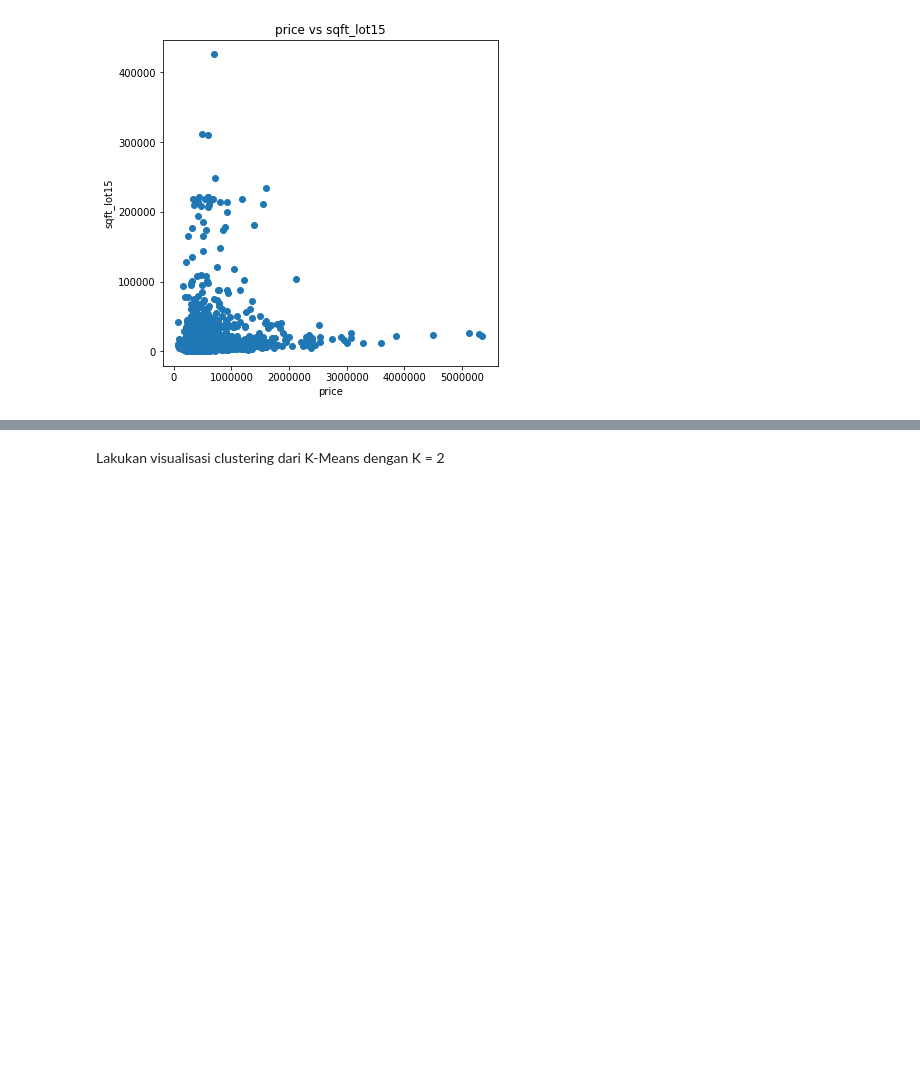
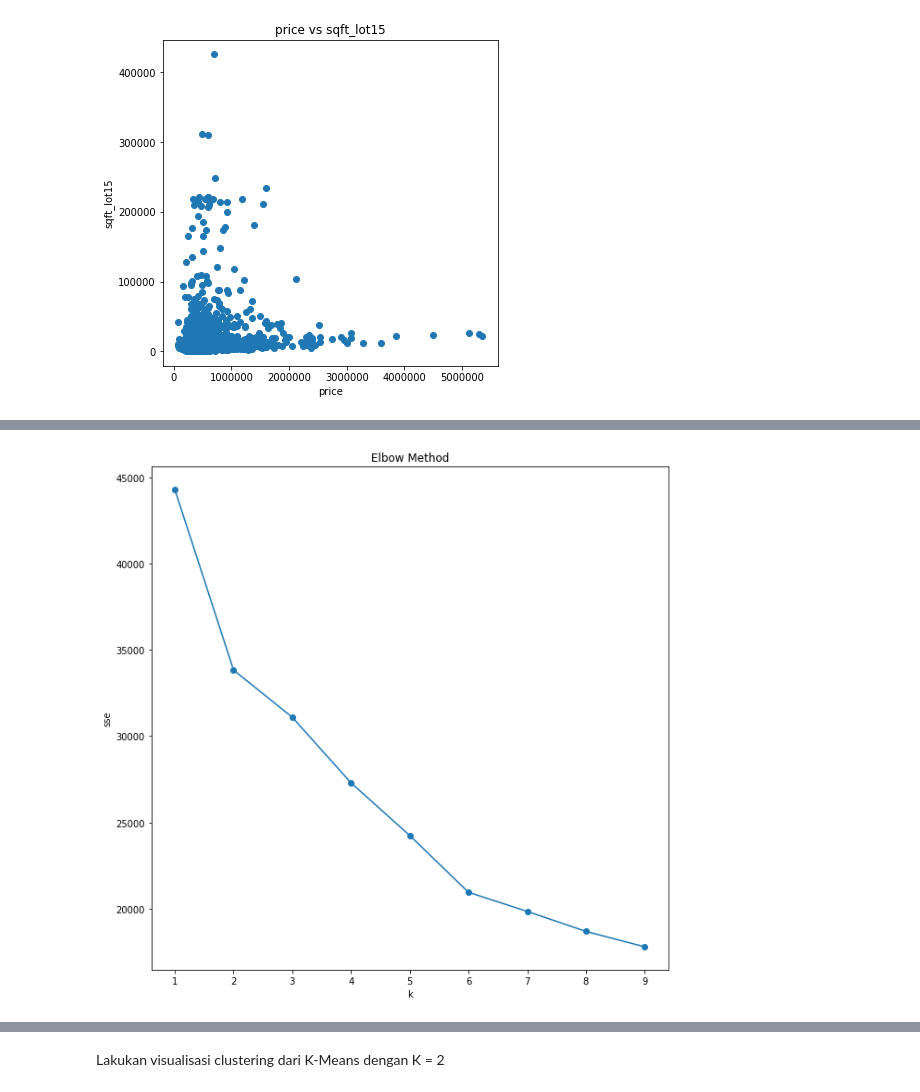
Before and after one commit to ehardi19/Final-Task-Machine-Learning, a Jupyter notebook: Tugas_1301174099_1301174223.ipynb, the cells around one changed output, grey strips where cells are left out. Saved outputs shown, nothing was run; the diff lists cells and outputs as text; code cells hidden in the pictures; blank space fills up the shorter version.

Commit message:
Refinement kmeans

```diff
--- a/Tugas_1301174099_1301174223.ipynb
+++ b/Tugas_1301174099_1301174223.ipynb
@@ -424,0 +485,18 @@ Lakukan test untuk cluster **k = 2**
+# %%
+# Jalankan kmeans dengan k dari 1..10
+sse = []
+list_k = list(range(1, 10))
+
+for k in list_k:
+    km = Kmeans(n_clusters=k)
+    km.fit(X_std)
+    sse.append(km.error)
+
+# Plot sse vs k
+plt.figure(figsize=(10, 10))
+plt.plot(list_k, sse, '-o')
+plt.title('Elbow Method')
+plt.xlabel('k')
+plt.ylabel('sse');
+# %% [output]
+[figure, added]
```
Also changed, not shown: parts of 30 cells of this notebook.
